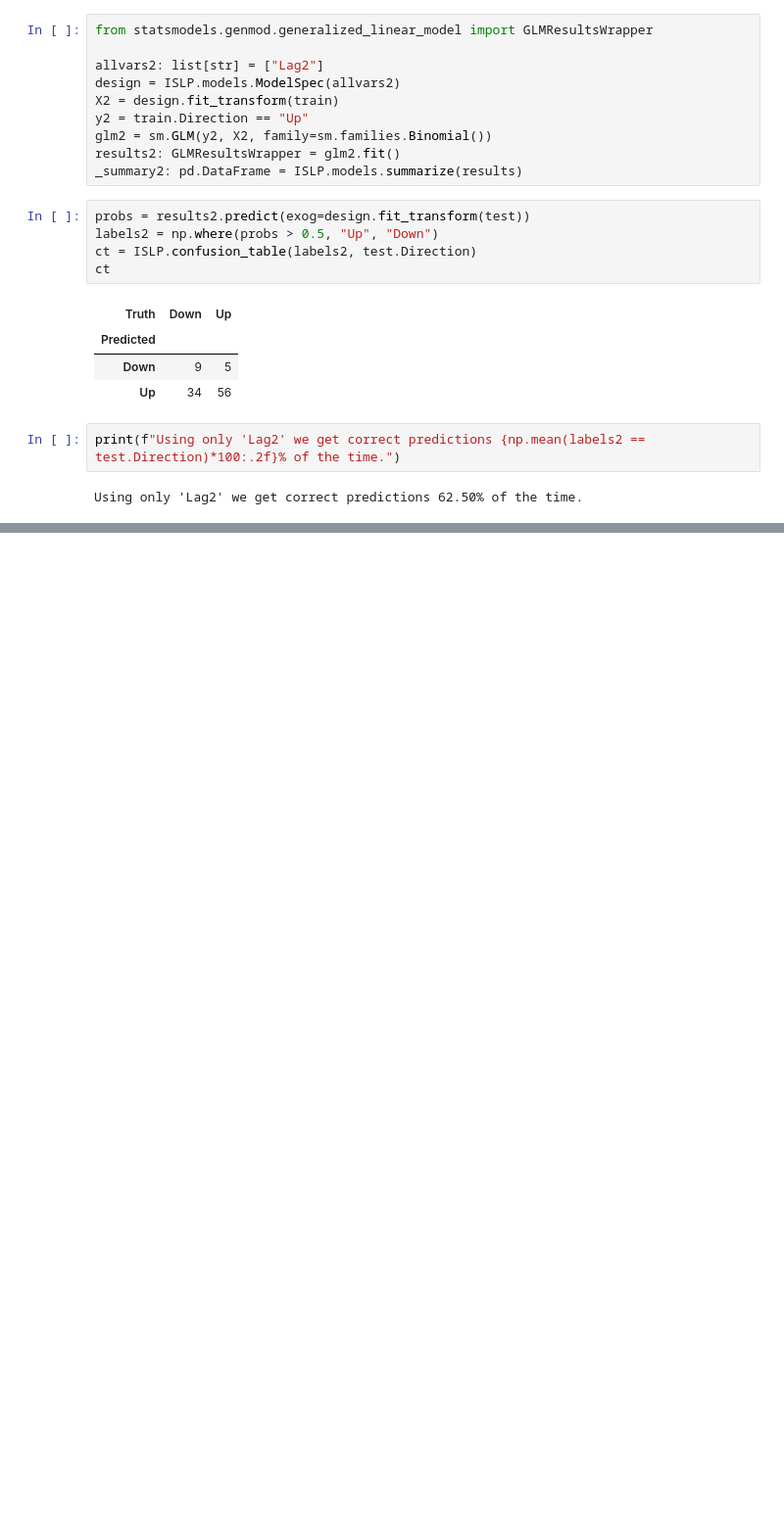
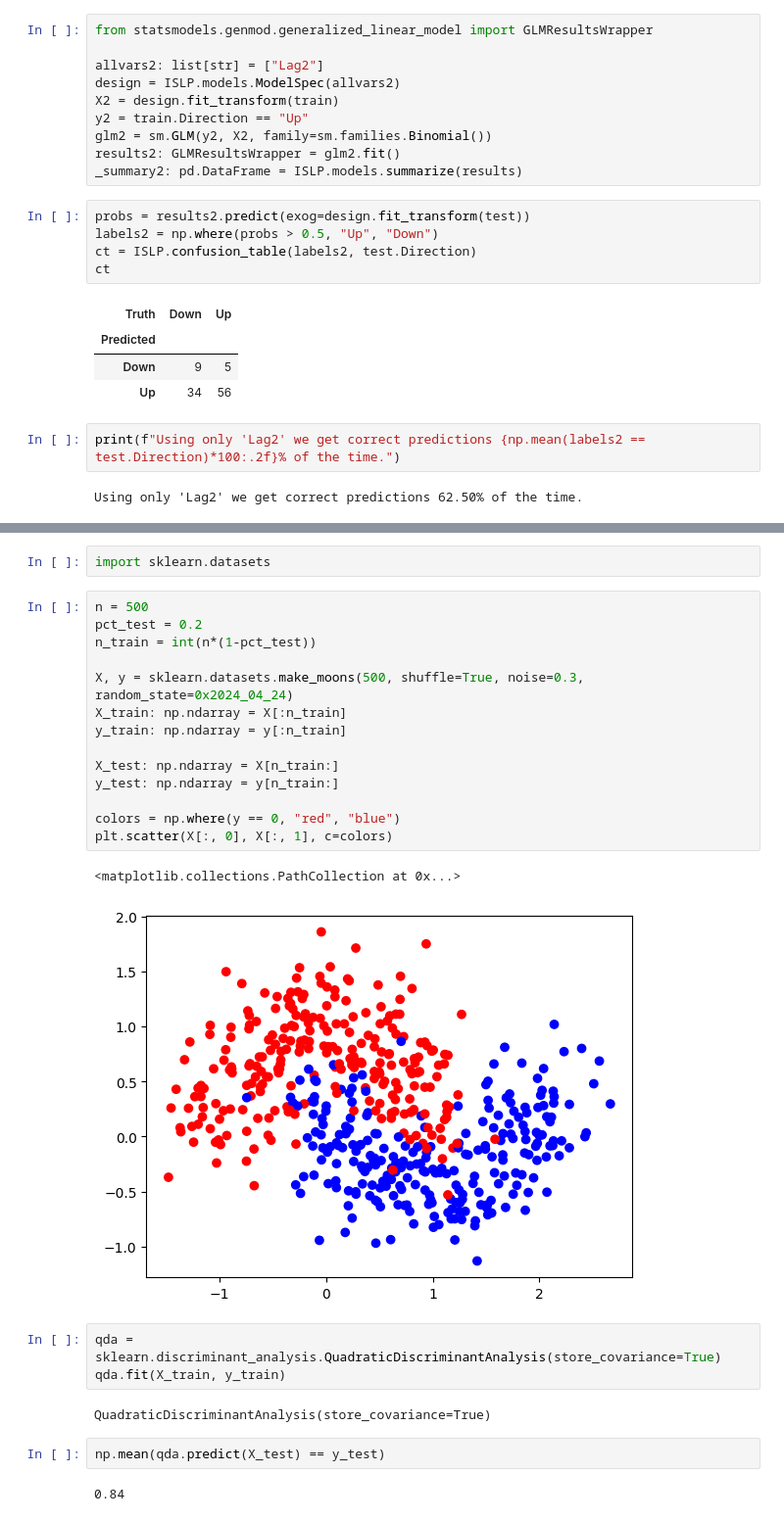
Before and after one commit to Daniel-Sinkin/statlearning, a Jupyter notebook: Exercises/04/04_13.ipynb, the cells around one changed output, grey strips where cells are left out. Shown at 98% size. Cells and saved outputs as stored; diff of their text form; blank space fills up the shorter version.

```diff
--- a/Exercises/04/04_13.ipynb
+++ b/Exercises/04/04_13.ipynb
@@ -142,0 +273,28 @@ Using only 'Lag2' we get correct predictions 62.50% of the time.
+# %%
+import sklearn.datasets
+# %%
+n = 500
+pct_test = 0.2
+n_train = int(n*(1-pct_test))
+
+X, y = sklearn.datasets.make_moons(500, shuffle=True, noise=0.3, random_state=0x2024_04_24)
+X_train: np.ndarray = X[:n_train]
+y_train: np.ndarray = y[:n_train]
+
+X_test: np.ndarray = X[n_train:]
+y_test: np.ndarray = y[n_train:]
+
+colors = np.where(y == 0, "red", "blue")
+plt.scatter(X[:, 0], X[:, 1], c=colors)
+# %% [output]
+<matplotlib.collections.PathCollection at 0x...>
+[figure, added]
+# %%
+qda = sklearn.discriminant_analysis.QuadraticDiscriminantAnalysis(store_covariance=True)
+qda.fit(X_train, y_train)
+# %% [output]
+QuadraticDiscriminantAnalysis(store_covariance=True)
+# %%
+np.mean(qda.predict(X_test) == y_test)
+# %% [output]
+0.84
```
Also changed, not shown: parts of 36 cells of this notebook.
